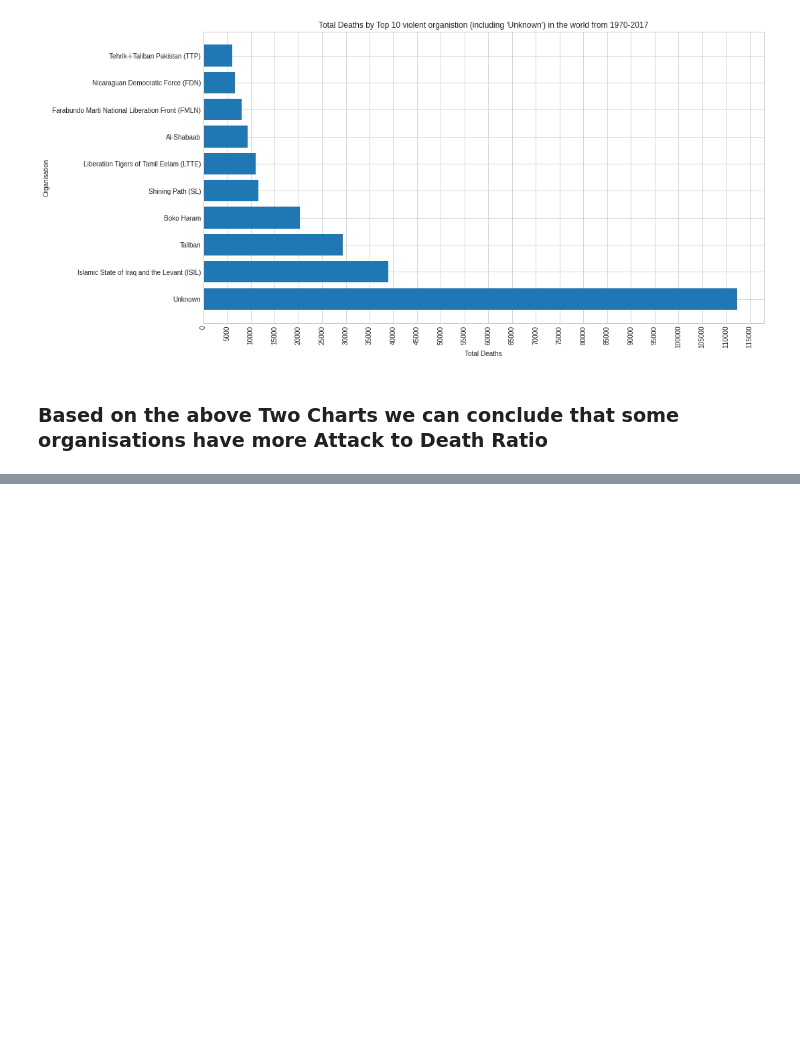
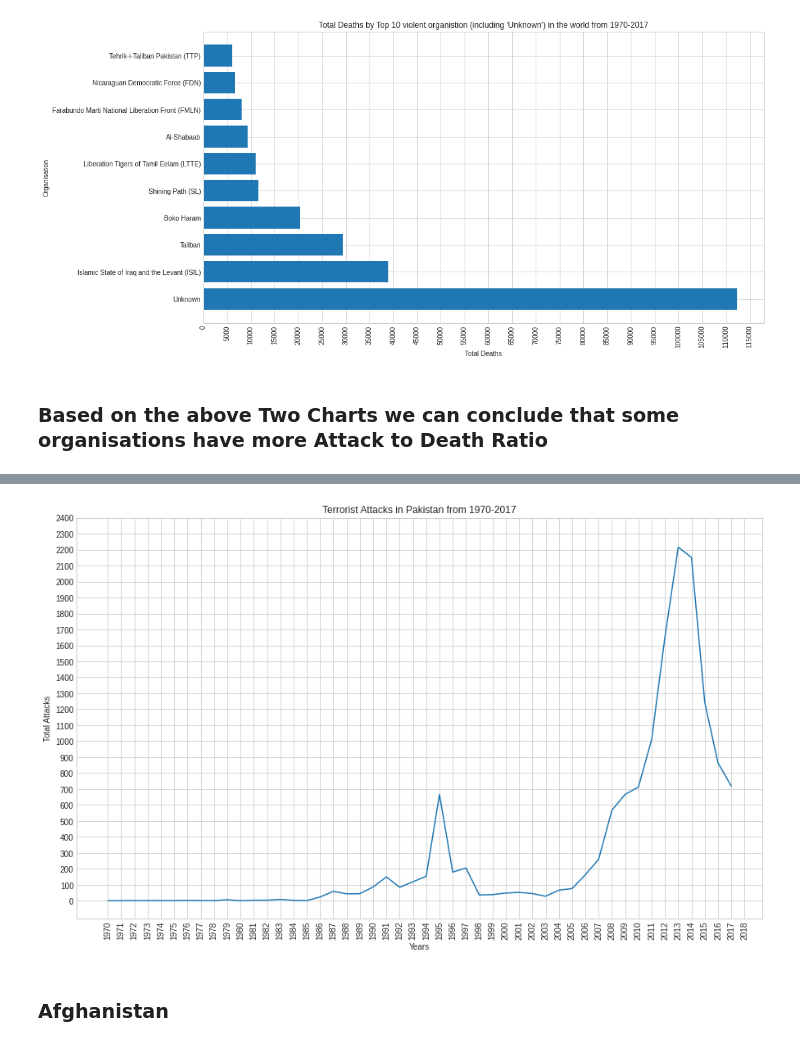
Before and after one commit to chvikas/global-terrorism-analysis, a Jupyter notebook: Global_Terrorism_Analysis_Capstone_Project.ipynb, the cells around one changed output, grey strips where cells are left out. Drawn from its saved outputs; the diff is of its cells as text; code cells hidden in the pictures; blank space fills up the shorter version.

```diff
--- a/Global_Terrorism_Analysis_Capstone_Project.ipynb
+++ b/Global_Terrorism_Analysis_Capstone_Project.ipynb
@@ -573,0 +863,6 @@ plt.show()
+# %%
+# Creating a Series to know the number of attacks in Pakistan over the year
+pak_attack = pak_df['Country'].value_counts()
+pak_attack_years = pak_df['Year'].value_counts()
+pak_attack_years.sort_index(inplace=True)
+pak_attack_years
@@ -573,0 +887,17 @@ plt.show()
+# %%
+#Plotting a line graph to get the information about the number of attacks in Pakistan over the year
+plt.figure(figsize=(15,9))
+plt.plot(pak_attack_years)
+plt.title("Terrorist Attacks in Pakistan from 1970-2017")
+plt.xlabel('Years')
+plt.ylabel('Total Attacks')
+plt.xticks(rotation=90)
+plt.xticks(np.arange(1970,2019,1))
+plt.yticks(np.arange(0,2500,100))
+
+plt.xticks(rotation=90)
+plt.show()
+# %% [output]
+[figure, added]
+# %% [markdown]
+### Afghanistan
```
Also changed, not shown: parts of 82 cells of this notebook.
